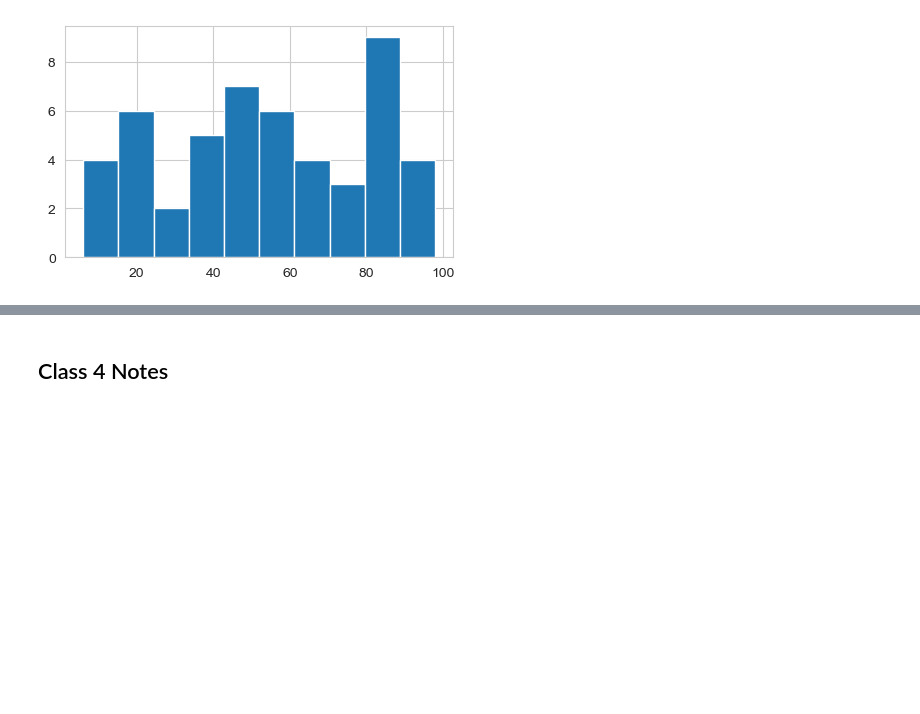
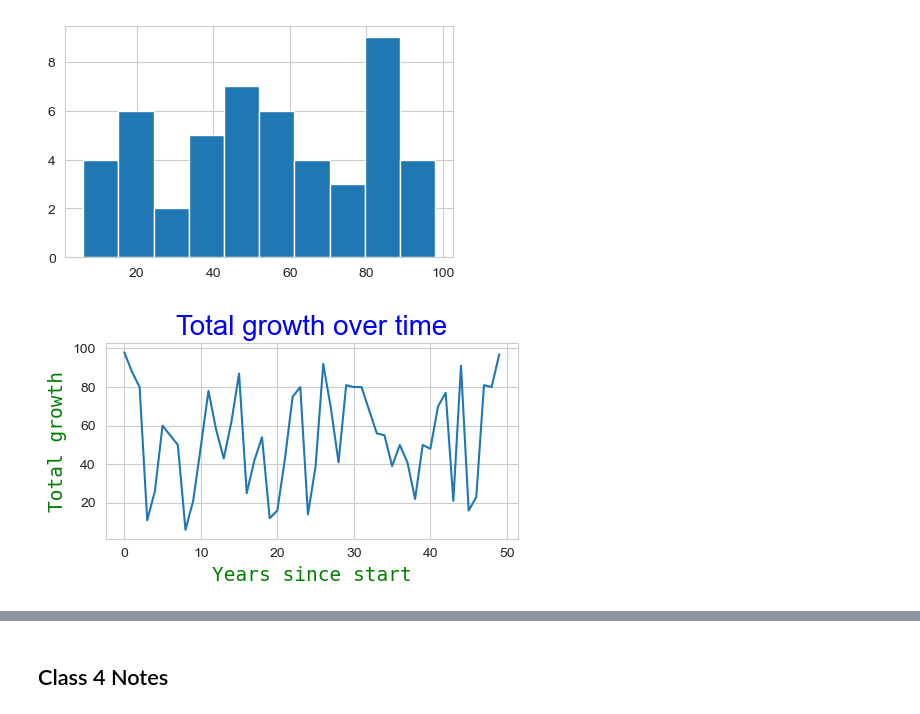
Before and after one commit to ngoqbrian/visualization, a Jupyter notebook: 02_activities/assignments/participation/A1_Notes.ipynb, the cells around one changed output, grey strips where cells are left out. Saved outputs shown, nothing was run; the diff lists cells and outputs as text; code cells hidden in the pictures; blank space fills up the shorter version.

```diff
--- a/02_activities/assignments/participation/A1_Notes.ipynb
+++ b/02_activities/assignments/participation/A1_Notes.ipynb
@@ -41,3 +46,15 @@ ax.hist(y)
  array([ 6. , 15.2, 24.4, 33.6, 42.8, 52. , 61.2, 70.4, 79.6, 88.8, 98. ]),
  <BarContainer object of 10 artists>)
 [figure]
+# %%
+font1 = {'family':'sans-serif','color':'blue','size':20}
+font2 = {'family':'monospace','color':'green','size':14}
+
+fig, ax = plt.subplots(figsize=(5, 3))
+ax.plot(x,y)
+ax.set_title('Total growth over time', fontdict = font1)
+ax.set_ylabel('Total growth', fontdict = font2)
+ax.set_xlabel('Years since start', fontdict = font2)
+fig.tight_layout()
+# %% [output]
+[figure, added]
```
Also changed, not shown: parts of 8 cells of this notebook, 1 other file.
